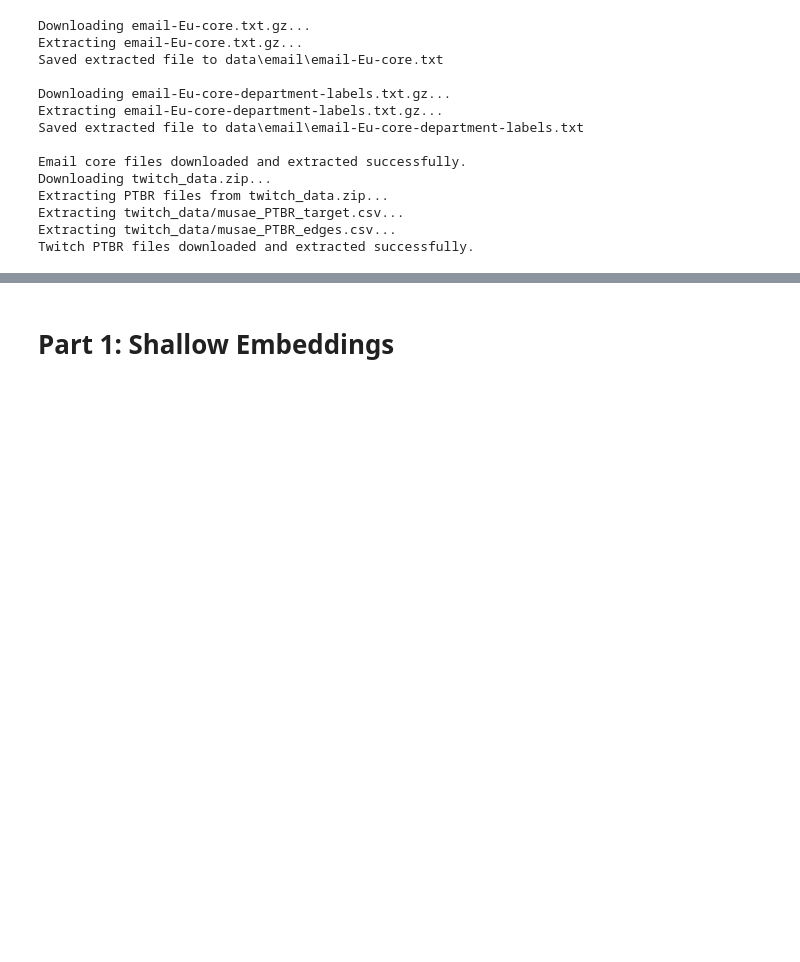
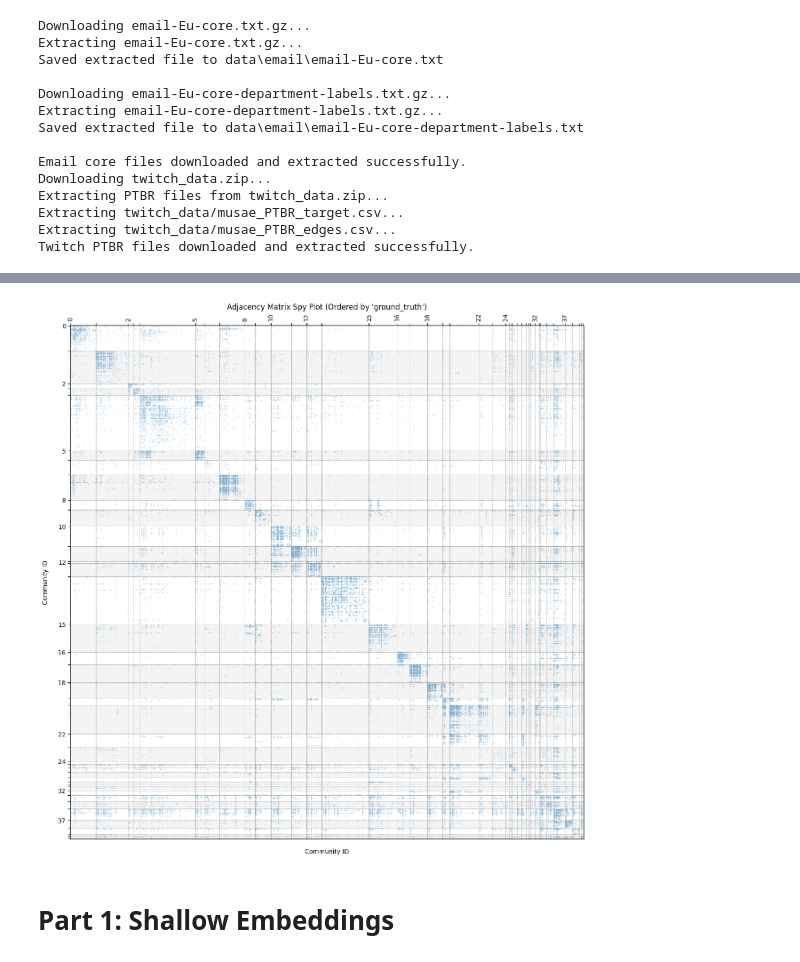
Before and after one commit to Carda01/community_detection, a Jupyter notebook: graph_ml/embeddings_notebook.ipynb, the cells around one changed output, grey strips where cells are left out. Cells and saved outputs as stored; diff of their text form; code cells hidden in the pictures; blank space fills up the shorter version.

```diff
--- a/graph_ml/embeddings_notebook.ipynb
+++ b/graph_ml/embeddings_notebook.ipynb
@@ -997,3 +1071,7 @@ Graph is connected.
+# %%
+spy_plot_adjacency(G_email)
+# %% [output]
+[figure, added]
 # %% [markdown]
 # Part 1: Shallow Embeddings
 # %% [markdown]
```
Also changed, not shown: parts of 14 cells of this notebook.
